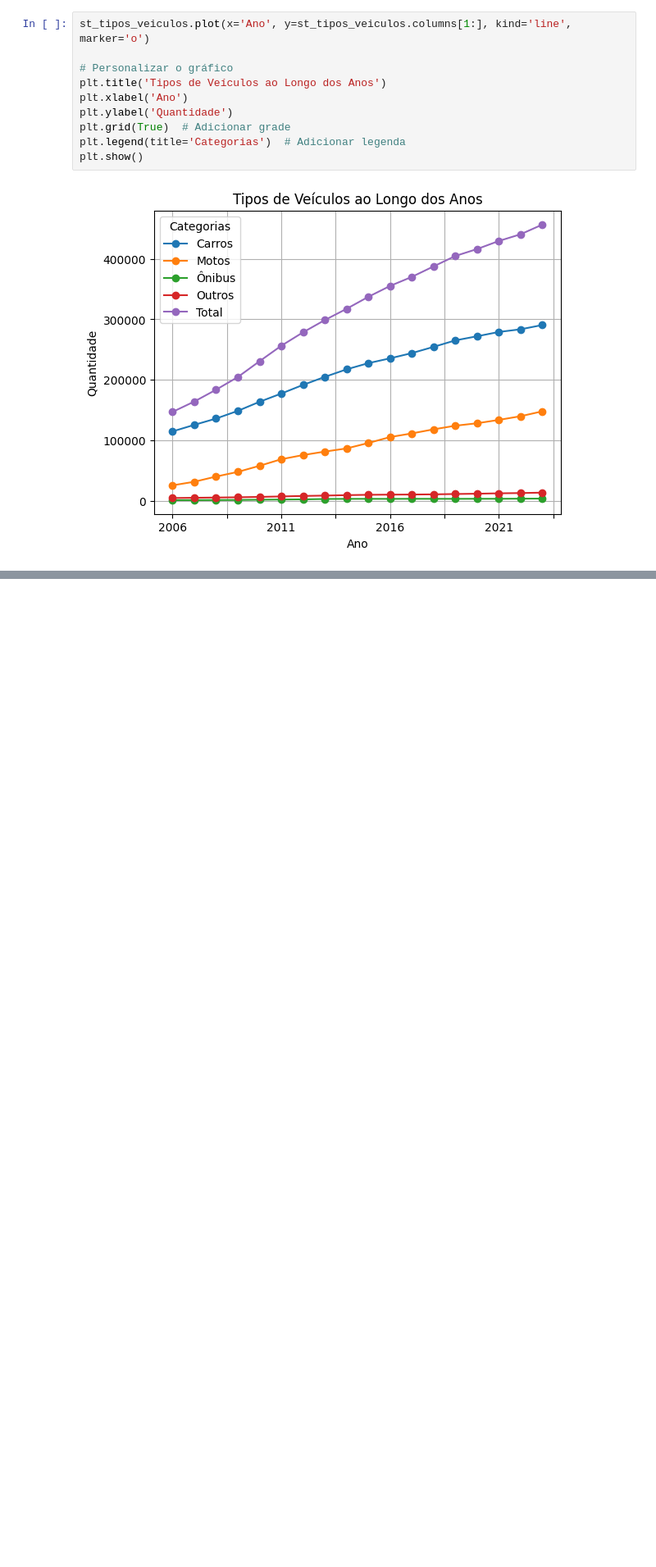
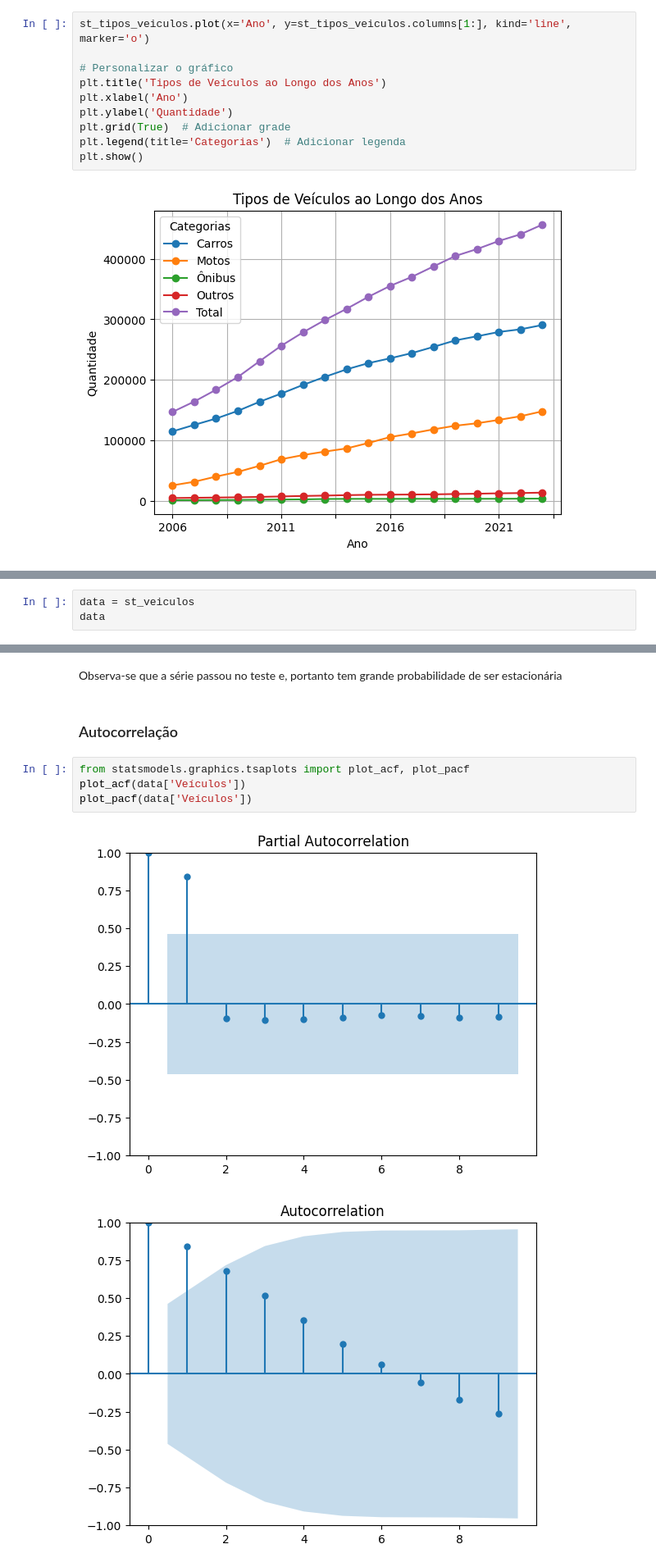
Before and after one commit to augustomiguel/seriestemporais, a Jupyter notebook: st_veiculos.ipynb, the cells around one changed output, grey strips where cells are left out. Shown at 82% size. Drawn from its saved outputs; the diff is of its cells as text; blank space fills up the shorter version.

Commit message:
testes e predicoes ARIMA

```diff
--- a/st_veiculos.ipynb
+++ b/st_veiculos.ipynb
@@ -331,0 +370,3 @@ plt.show()
+# %%
+data = st_veiculos
+data
@@ -331,0 +418,11 @@ plt.show()
+# %% [markdown]
+Observa-se que a série passou no teste e, portanto tem grande probabilidade de ser estacionária
+# %% [markdown]
+### Autocorrelação
+# %%
+from statsmodels.graphics.tsaplots import plot_acf, plot_pacf
+plot_acf(data['Veículos'])
+plot_pacf(data['Veículos'])
+# %% [output]
+[figure, added]
+[figure, added]
```
Also changed, not shown: parts of 22 cells of this notebook.
